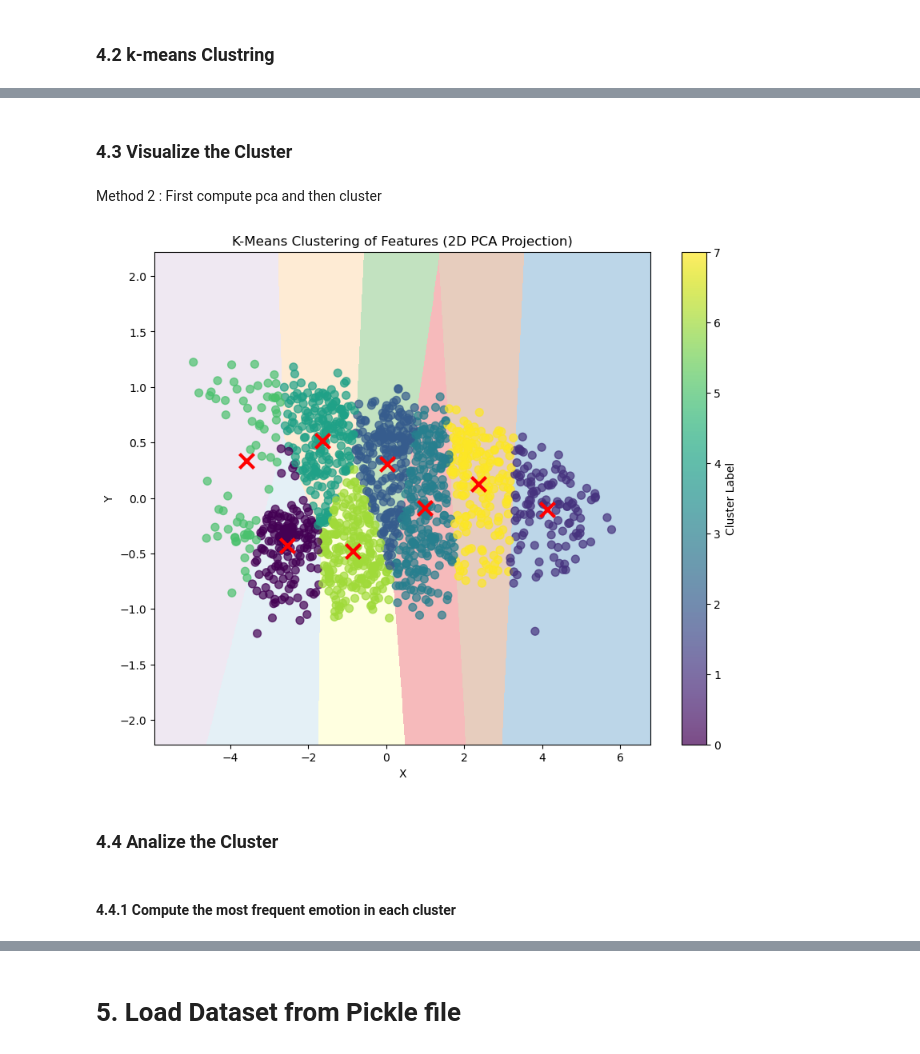
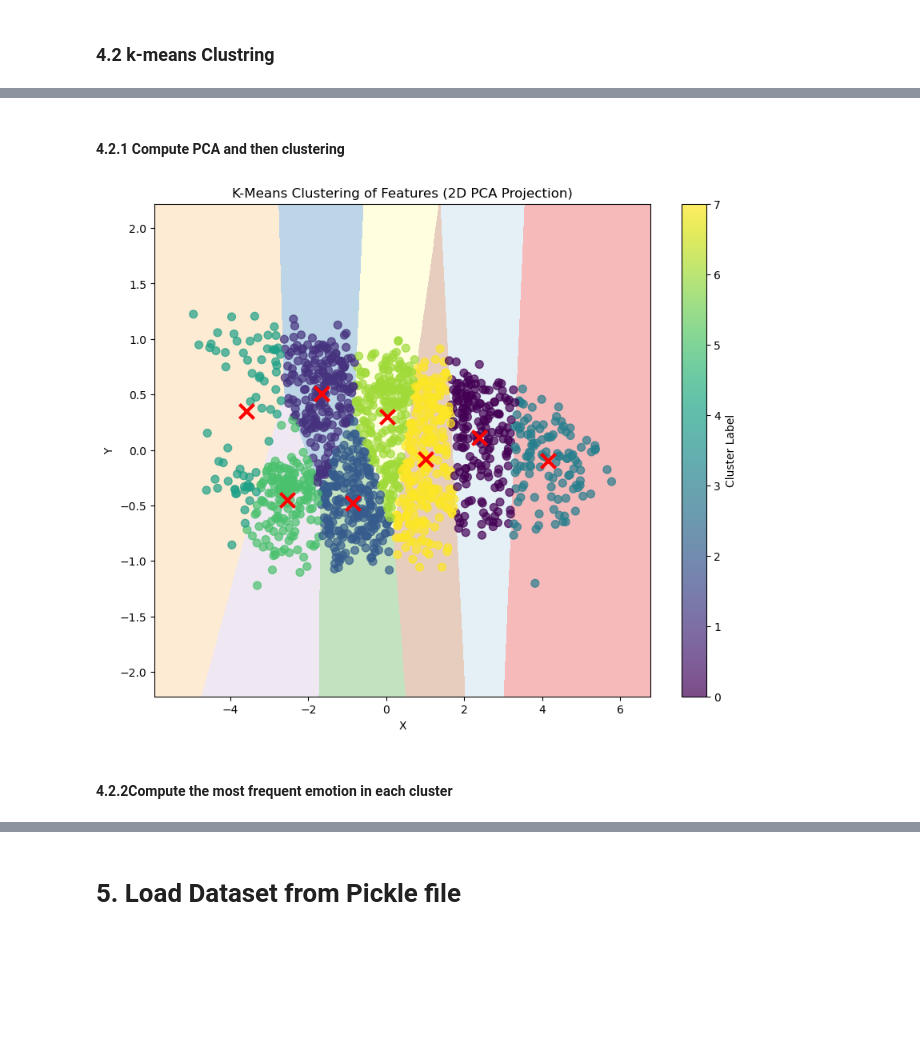
Before and after one commit to EmadBahreini/Audio-Emotion-Recognition, a Jupyter notebook: main.ipynb, the cells around one changed output, grey strips where cells are left out. Drawn from its saved outputs; the diff is of its cells as text; code cells hidden in the pictures; blank space fills up the shorter version.

```diff
--- a/main.ipynb
+++ b/main.ipynb
@@ -285,8 +276,5 @@ dataframe.head()
-# %% [markdown]
-### 4.3 Visualize the Cluster
-# %% [markdown]
-Method 2 :
-First compute pca and then cluster
+# %% [markdown]
+#### 4.2.1 Compute PCA and then clustering
 # %%
 normalized_features = dataframe.Features.tolist()
 n_clusters = 8
@@ -296,7 +284,7 @@ reduced_features = pca.fit_transform(normalized_features)
 
 dataframe["PCA"] = reduced_features.tolist()
 
-kmeans = KMeans(n_clusters=n_clusters,random_state=42,n_init=1000,init='k-means++')
+kmeans = KMeans(n_clusters=n_clusters,random_state=42,n_init=100,init='k-means++')
 kmeans.fit(reduced_features)
 
 # Step size of the mesh. Decrease to increase the quality of the VQ.
@@ -312,38 +300,36 @@ Z = kmeans.predict(np.c_[xx.ravel(), yy.ravel()])
 Z = Z.reshape(xx.shape)
 
 # Fit k-means to the normalized features
 cluster_labels = kmeans.fit_predict(reduced_features)
 
 dataframe["Cluster"] = cluster_labels
 
 plt.figure(figsize=(10, 8))
 plt.imshow(Z, interpolation='nearest',
            extent=(xx.min(), xx.max(), yy.min(), yy.max()),
            cmap=plt.cm.Paired,
            aspect='auto', origin='lower', alpha=0.3)
 scatter = plt.scatter(reduced_features[:, 0], reduced_features[:, 1], c=cluster_labels, cmap='viridis', s=50,alpha=0.7)
 plt.colorbar(scatter, label="Cluster Label")
 plt.title("K-Means Clustering of Features (2D PCA Projection)")
 # Plot the centroids as a white X
 centroids = kmeans.cluster_centers_
 plt.scatter(
     centroids[:, 0],
     centroids[:, 1],
     marker="x",
     s=169,
     linewidths=3,
     color="r",
     zorder=10,
 )
 plt.xlabel("X")
 plt.ylabel("Y")
 plt.show()
 # %% [output]
-[figure, old version]
+[figure, new version]
-# %% [markdown]
-### 4.4 Analize the Cluster
 # %% [markdown]
-#### 4.4.1 Compute the most frequent emotion in each cluster
+#### 4.2.2Compute the most frequent emotion in each cluster
 # %%
 cluster_to_emotion = dataframe.groupby('Cluster')['Emotion'].agg(lambda x: x.value_counts().idxmax())
 
```
Also changed, not shown: parts of 4 cells of this notebook.
